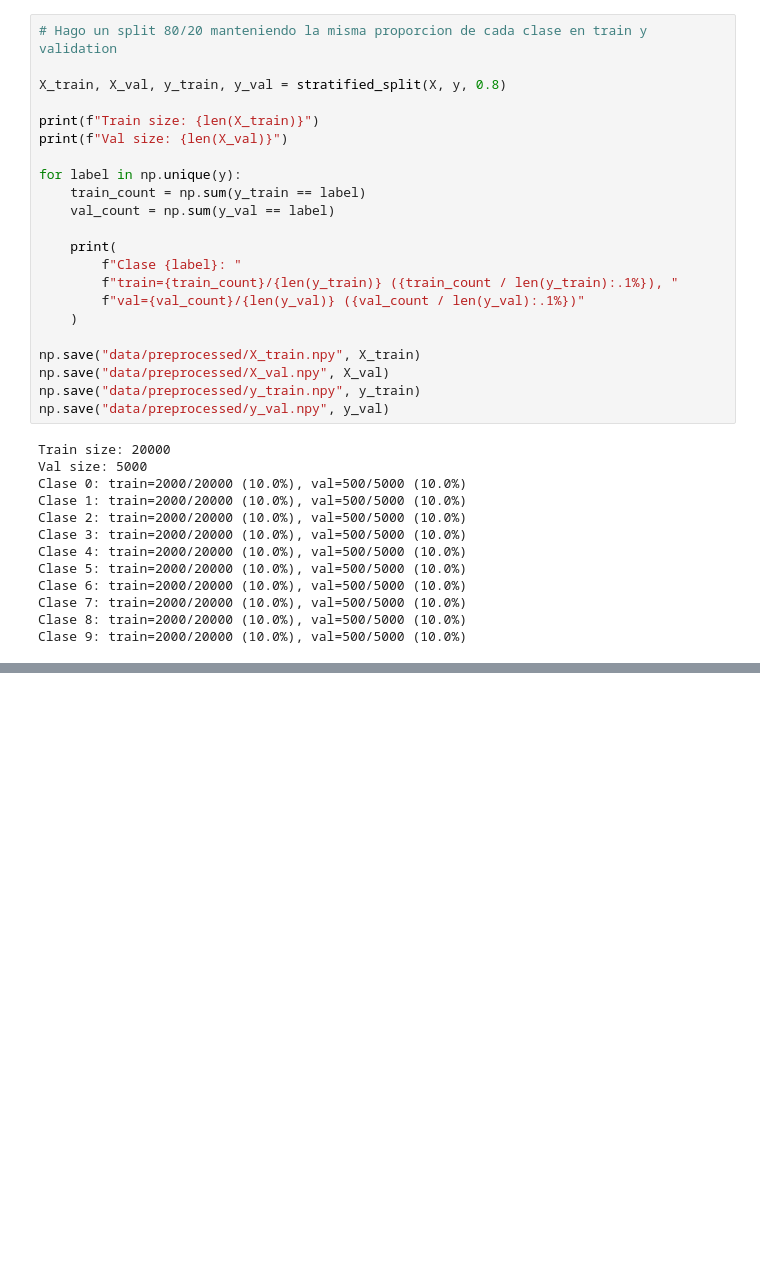
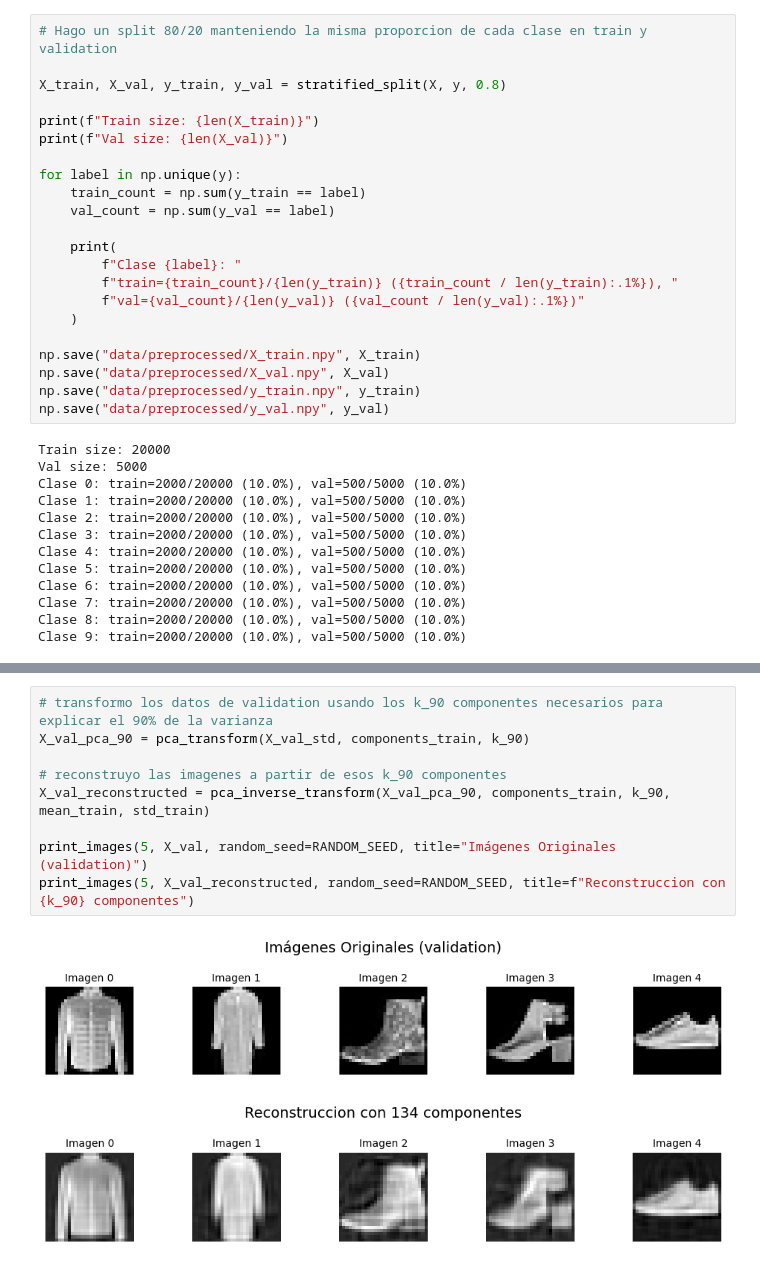
Before and after one commit to Santicar575/TP4_ML_Aprendizaje_No_Supervisado, a Jupyter notebook: Cardelli_Santino_Notebook_TP4.ipynb, the cells around one changed output, grey strips where cells are left out. Drawn from its saved outputs; the diff is of its cells as text; blank space fills up the shorter version.

```diff
--- a/Cardelli_Santino_Notebook_TP4.ipynb
+++ b/Cardelli_Santino_Notebook_TP4.ipynb
@@ -125,0 +188,12 @@ Clase 9: train=2000/20000 (10.0%), val=500/5000 (10.0%)
+# %%
+# transformo los datos de validation usando los k_90 componentes necesarios para explicar el 90% de la varianza
+X_val_pca_90 = pca_transform(X_val_std, components_train, k_90)
+
+# reconstruyo las imagenes a partir de esos k_90 componentes
+X_val_reconstructed = pca_inverse_transform(X_val_pca_90, components_train, k_90, mean_train, std_train)
+
+print_images(5, X_val, random_seed=RANDOM_SEED, title="Imágenes Originales (validation)")
+print_images(5, X_val_reconstructed, random_seed=RANDOM_SEED, title=f"Reconstruccion con {k_90} componentes")
+# %% [output]
+[figure, added]
+[figure, added]
```
Also changed, not shown: parts of 11 cells of this notebook, 3 other files.
